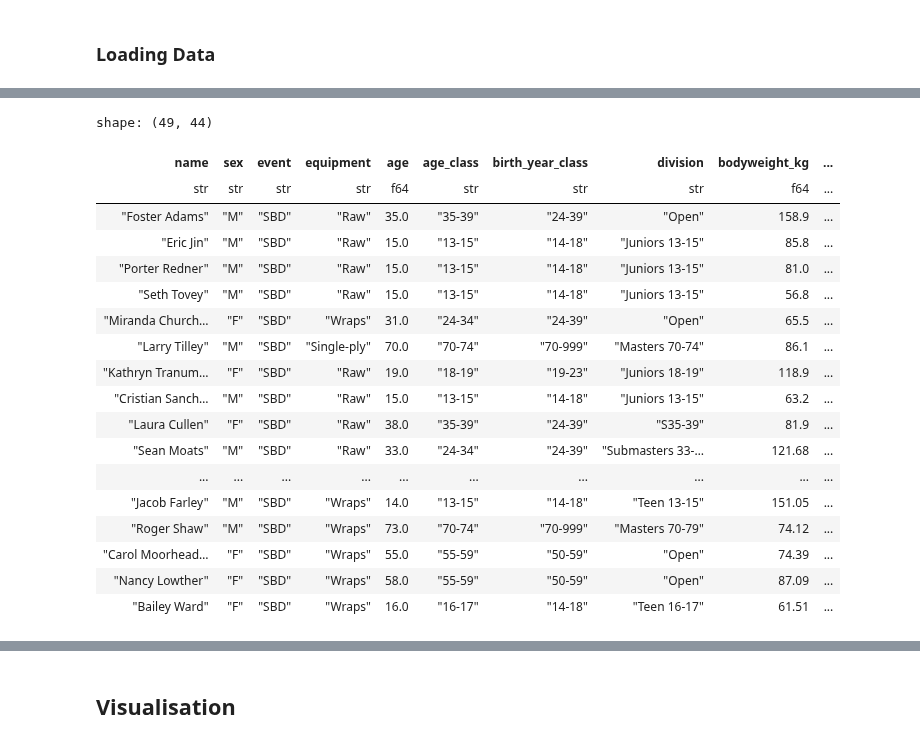
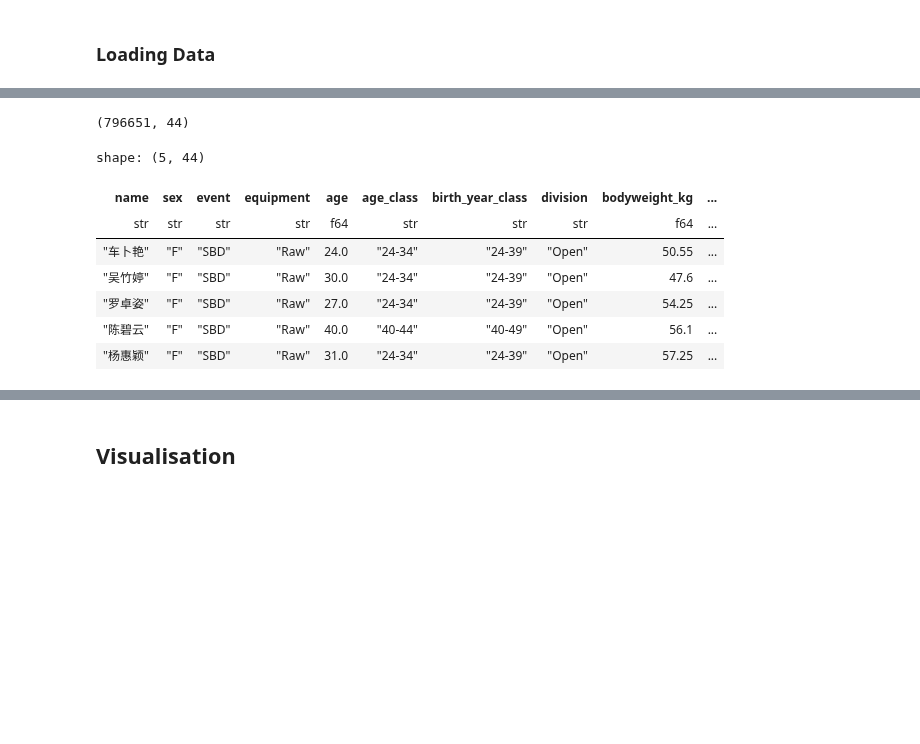
Before and after one commit to namtonthat/powerlifting-ml-progress, a Jupyter notebook: notebooks/etl-polars.ipynb, the cells around one changed output, grey strips where cells are left out. Saved outputs shown, nothing was run; the diff lists cells and outputs as text; code cells hidden in the pictures; blank space fills up the shorter version.

```diff
--- a/notebooks/etl-polars.ipynb
+++ b/notebooks/etl-polars.ipynb
@@ -118,22 +16,14 @@ INFO:root:Creating primary key
-# %%
-pl.read_parquet("../data/raw/openpowerlifting-latest.parquet")
-# %% [output]
-shape: (49, 44)
-| name | sex | event | equipment | age | age_class | birth_year_class | division | bodyweight_kg | ... |
-| str | str | str | str | f64 | str | str | str | f64 | ... |
-| "Foster Adams" | "M" | "SBD" | "Raw" | 35.0 | "35-39" | "24-39" | "Open" | 158.9 | ... |
-| "Eric Jin" | "M" | "SBD" | "Raw" | 15.0 | "13-15" | "14-18" | "Juniors 13-15" | 85.8 | ... |
-| "Porter Redner" | "M" | "SBD" | "Raw" | 15.0 | "13-15" | "14-18" | "Juniors 13-15" | 81.0 | ... |
-| "Seth Tovey" | "M" | "SBD" | "Raw" | 15.0 | "13-15" | "14-18" | "Juniors 13-15" | 56.8 | ... |
-| "Miranda Church… | "F" | "SBD" | "Wraps" | 31.0 | "24-34" | "24-39" | "Open" | 65.5 | ... |
-| "Larry Tilley" | "M" | "SBD" | "Single-ply" | 70.0 | "70-74" | "70-999" | "Masters 70-74" | 86.1 | ... |
-| "Kathryn Tranum… | "F" | "SBD" | "Raw" | 19.0 | "18-19" | "19-23" | "Juniors 18-19" | 118.9 | ... |
-| "Cristian Sanch… | "M" | "SBD" | "Raw" | 15.0 | "13-15" | "14-18" | "Juniors 13-15" | 63.2 | ... |
-| "Laura Cullen" | "F" | "SBD" | "Raw" | 38.0 | "35-39" | "24-39" | "S35-39" | 81.9 | ... |
-| "Sean Moats" | "M" | "SBD" | "Raw" | 33.0 | "24-34" | "24-39" | "Submasters 33-… | 121.68 | ... |
-| ... | ... | ... | ... | ... | ... | ... | ... | ... | ... |
-| "Jacob Farley" | "M" | "SBD" | "Wraps" | 14.0 | "13-15" | "14-18" | "Teen 13-15" | 151.05 | ... |
-| "Roger Shaw" | "M" | "SBD" | "Wraps" | 73.0 | "70-74" | "70-999" | "Masters 70-79" | 74.12 | ... |
-| "Carol Moorhead… | "F" | "SBD" | "Wraps" | 55.0 | "55-59" | "50-59" | "Open" | 74.39 | ... |
-| "Nancy Lowther" | "F" | "SBD" | "Wraps" | 58.0 | "55-59" | "50-59" | "Open" | 87.09 | ... |
-| "Bailey Ward" | "F" | "SBD" | "Wraps" | 16.0 | "16-17" | "14-18" | "Teen 16-17" | 61.51 | ... |
+# %%
+df = pl.read_parquet(conf.raw_s3_http)
+print(df.shape)
+df.head(5)
+# %% [output]
+(796651, 44)
+shape: (5, 44)
+| name | sex | event | equipment | age | age_class | birth_year_class | division | bodyweight_kg | ... |
+| str | str | str | str | f64 | str | str | str | f64 | ... |
+| "车卜艳" | "F" | "SBD" | "Raw" | 24.0 | "24-34" | "24-39" | "Open" | 50.55 | ... |
+| "吴竹婷" | "F" | "SBD" | "Raw" | 30.0 | "24-34" | "24-39" | "Open" | 47.6 | ... |
+| "罗卓姿" | "F" | "SBD" | "Raw" | 27.0 | "24-34" | "24-39" | "Open" | 54.25 | ... |
+| "陈碧云" | "F" | "SBD" | "Raw" | 40.0 | "40-44" | "40-49" | "Open" | 56.1 | ... |
+| "杨惠颖" | "F" | "SBD" | "Raw" | 31.0 | "24-34" | "24-39" | "Open" | 57.25 | ... |
```
Also changed, not shown: parts of 29 cells of this notebook, 9 other files.
